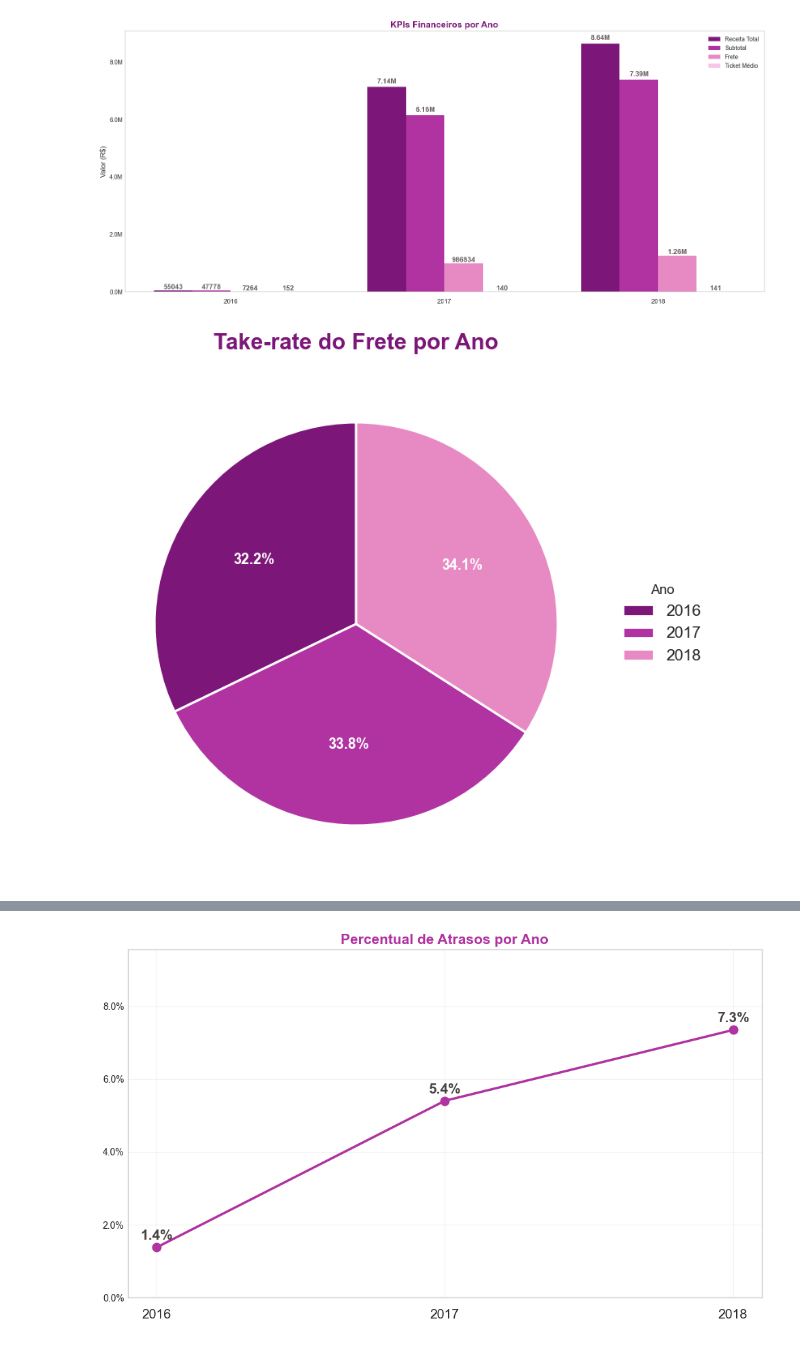
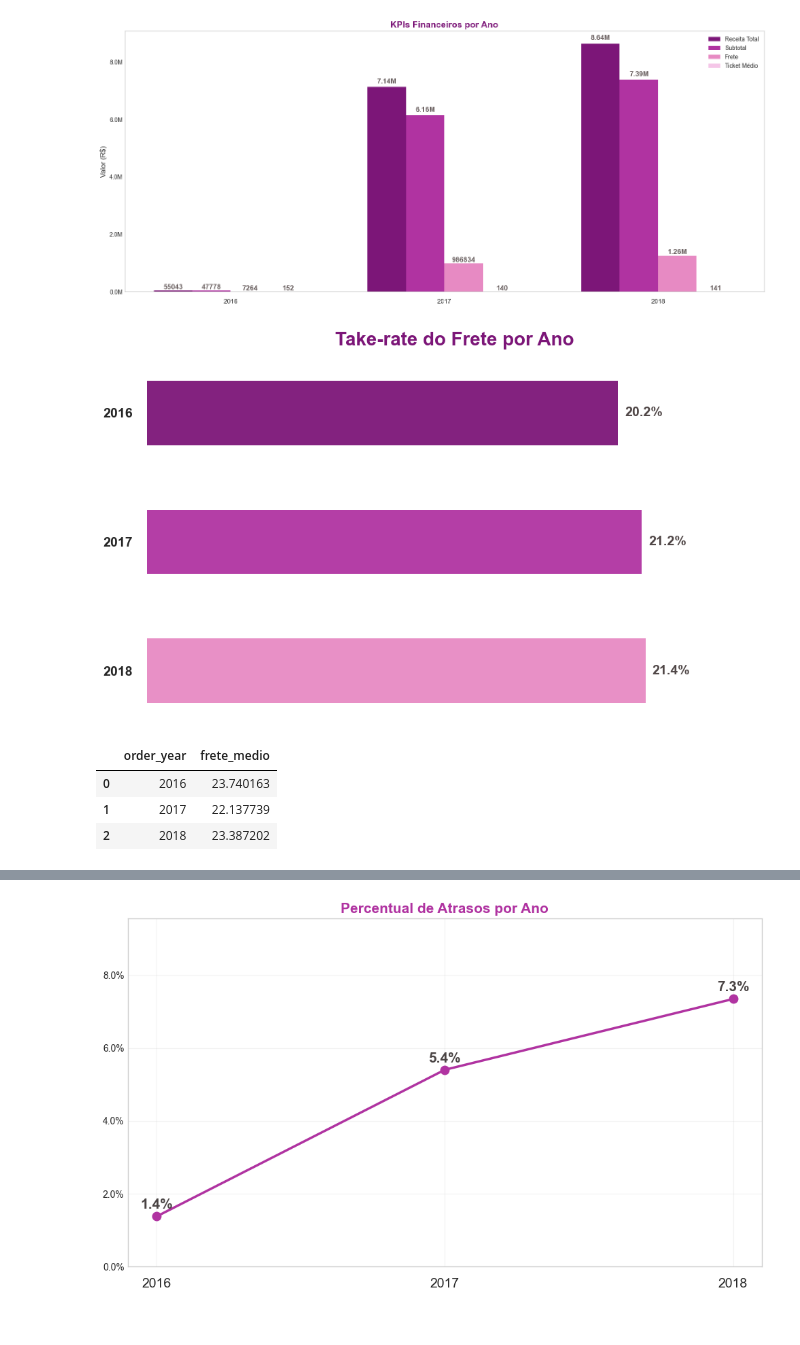
Before and after one commit to Cecimedeiros/Projeto-Estatistica, a Jupyter notebook: 04_kpis_insights.ipynb, the cells around one changed output, grey strips where cells are left out. Saved outputs shown, nothing was run; the diff lists cells and outputs as text; code cells hidden in the pictures.

```diff
--- a/04_kpis_insights.ipynb
+++ b/04_kpis_insights.ipynb
@@ -619,52 +619,82 @@ plt.show()
 [figure]
 # %%
 import matplotlib.pyplot as plt
+import numpy as np
 
-
+# Dados (ordenados corretamente em 2016 → 2018)
 anos = ["2016", "2017", "2018"]
-valores = [20.23, 21.25, 21.42]   # porcentagens
+valores = [20.23, 21.25, 21.42]
 cores = ["#7c1678", "#b033a1", "#e78ac3"]
 
-plt.figure(figsize=(9, 7))
+# Reverte para que o barh exiba de cima para baixo: 2016, 2017, 2018
+anos = anos[::-1]
+valores = valores[::-1]
+cores = cores[::-1]
 
+plt.figure(figsize=(10, 6))
 ax = plt.gca()
 
-wedges, texts, autotexts = plt.pie(
+y = np.arange(len(anos))
+
+bars = ax.barh(
+    y,
     valores,
-    labels=None,
-    autopct="%.1f%%",
-    colors=cores,
-    startangle=90,
-    textprops={'color': 'black', 'fontsize': 12, 'fontweight': 'bold'},
-    wedgeprops={'edgecolor': 'white', 'linewidth': 2}
+    color=cores,
+    alpha=0.95,
+    height=0.5
 )
 
-for autotext in autotexts:
-    autotext.set_color("white")
-    autotext.set_fontsize(13)
-    autotext.set_fontweight("bold")
+# Rótulos dos valores
+for bar, valor in zip(bars, valores):
+    ax.text(
+        bar.get_width() + 0.3,
+        bar.get_y() + bar.get_height() / 2,
+        f"{valor:.1f}%",
+        ha='left',
+        va='center',
+        fontsize=14,
+        color="#514848",
+        fontweight='bold'
+    )
 
+# Rótulos dos anos (AFASADOS)
+ax.set_yticks(y)
+ax.set_yticklabels(anos, fontsize=14, fontweight='bold')
+ax.tick_params(axis="y", pad=15)   # <<–– AFASTA OS ANOS DAS BARRAS
 
-plt.legend(
-    wedges,
-    anos,
-    title="Ano",
-    loc="center left",
-    bbox_to_anchor=(1, 0.5),
-    fontsize=14,
-    title_fontsize=12
-)
+# Remove eixo X e bordas
+ax.xaxis.set_visible(False)
+ax.grid(False)
+ax.spines['top'].set_visible(False)
+ax.spines['right'].set_visible(False)
+ax.spines['bottom'].set_visible(False)
+ax.spines['left'].set_visible(False)
+
+ax.set_xlim(0, max(valores) + 5)
 
 plt.title(
     "Take-rate do Frete por Ano",
     fontsize=20,
     fontweight="bold",
     color="#7c1678",
     pad=20
 )
 
 plt.tight_layout()
-plt.savefig('./outputs/04_kpis_insights/TakerateFreteAno.png', dpi=300, bbox_inches='tight')
+plt.savefig('./outputs/04_kpis_insights/takeRateFreteAno.png', dpi=300, bbox_inches='tight')
 plt.show()
 # %% [output]
-[figure, old version]
+[figure, new version]
+# %%
+frete_medio_ano = (
+    df_orders
+        .groupby('order_year')
+        .agg(frete_medio=('freight', 'mean'))
+        .reset_index()
+)
+frete_medio_ano
+# %% [output]
+|  | order_year | frete_medio |
+| 0 | 2016 | 23.740163 |
+| 1 | 2017 | 22.137739 |
+| 2 | 2018 | 23.387202 |
```
Also changed, not shown: parts of 6 cells of this notebook, 7 other files.
